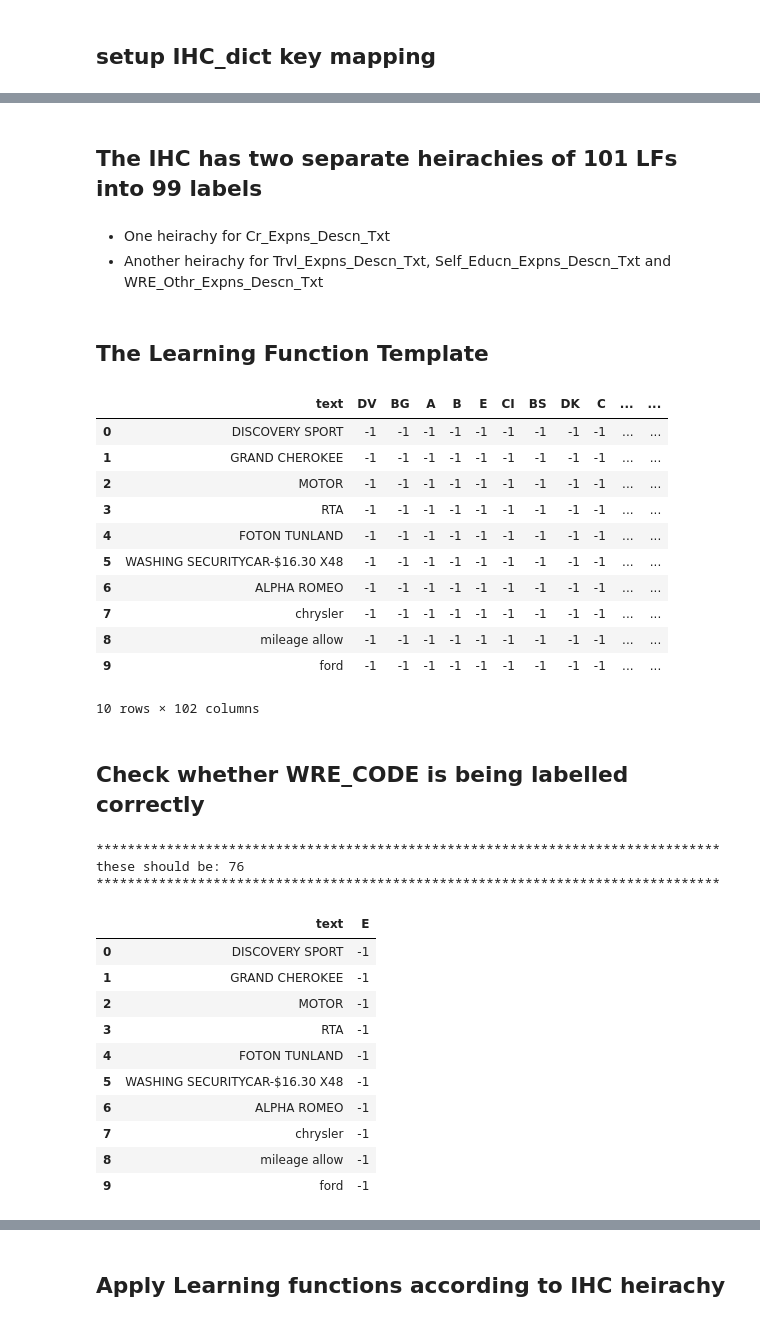
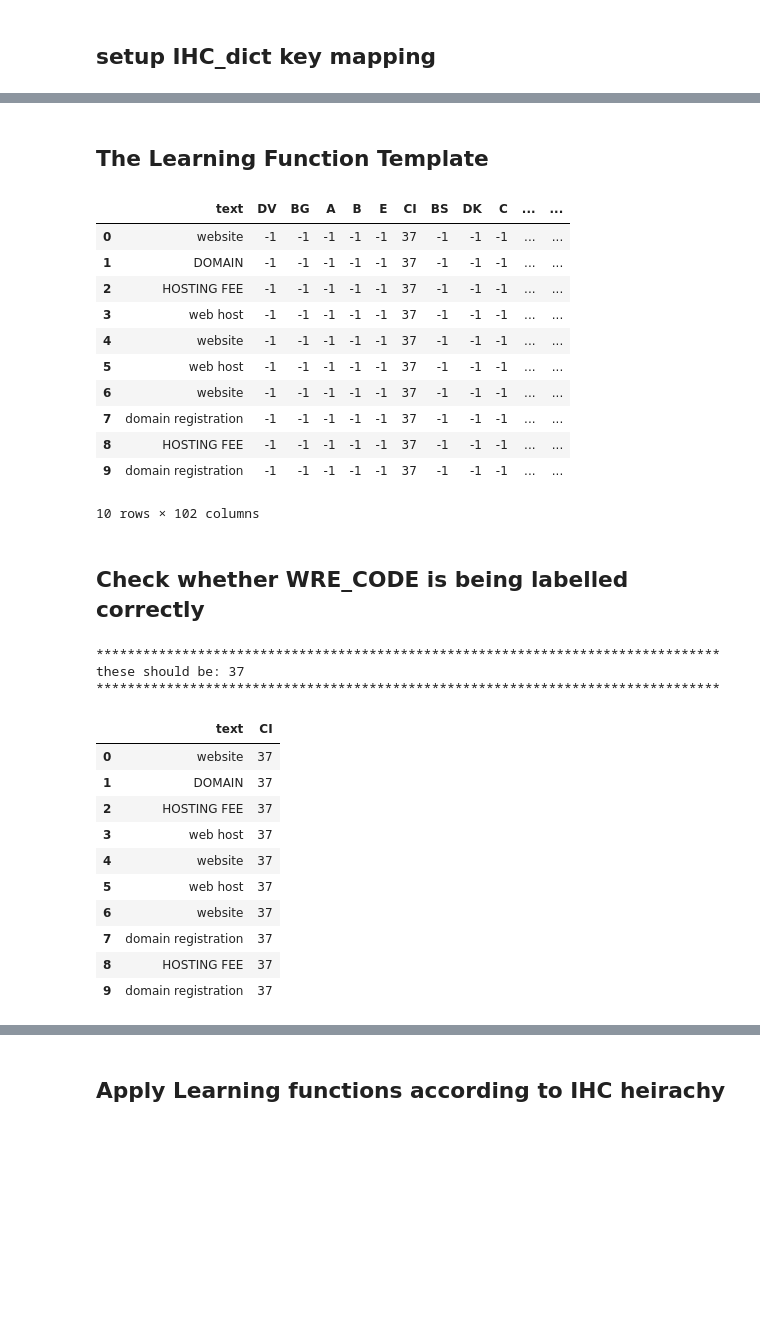
Before and after one commit to tmnestor/weak_supervision, a Jupyter notebook: wre_snorkling.ipynb, the cells around one changed output, grey strips where cells are left out. Saved outputs shown, nothing was run; the diff lists cells and outputs as text; code cells hidden in the pictures; blank space fills up the shorter version.

```diff
--- a/wre_snorkling.ipynb
+++ b/wre_snorkling.ipynb
@@ -209,8 +217,3 @@ Y:96
 Y1:96
 Z:97
 ZZZ:98
-# %% [markdown]
-## The IHC has two separate heirachies of 101 LFs into 99 labels
-# %% [markdown]
-- One heirachy for Cr_Expns_Descn_Txt
-- Another heirachy for Trvl_Expns_Descn_Txt, Self_Educn_Expns_Descn_Txt and WRE_Othr_Expns_Descn_Txt
@@ -281,42 +261,42 @@ def keyword_lookup(x, inword_search_ptrn, outword_search_ptrn, label):
     return code_dict['ABSTAIN']
 # %%
 # wre_codes = [A, AM, B, ..., X, Y, Z, ZZZ]
-wre_codes = sorted(IHC_dict.keys())
-# labels = codes1
+wre_codes = IHC_dict.keys()
+# labels = wre_codes
 
 # Define the labelling functions
 labelling_functions = {}
 # for wre_code in labels:
 for wre_code in wre_codes:
     # print(f"{wre_code=}")
     labelling_functions[wre_code] = make_keyword_lf(wre_code)
 
 # lfs = [labelling_functions['A']] #DELETE
 
 # assemble all 101 labelling functions into a list
 lfs = labelling_functions.values()
 
 applier = PandasLFApplier(lfs=lfs)
 
 L_train = applier.apply(df = snorkel_df)
 
-snork_preds = pd.DataFrame(L_train, columns=labels)
+snork_preds = pd.DataFrame(L_train, columns=wre_codes)
 
 snork_preds = pd.concat([snorkel_df, snork_preds], axis=1)
 
 snork_preds.head(10)
 # %% [output]
 |  | text | DV | BG | A | B | E | CI | BS | DK | C | ... | ... |
-| 0 | DISCOVERY SPORT | -1 | -1 | -1 | -1 | -1 | -1 | -1 | -1 | -1 | ... | ... |
-| 1 | GRAND CHEROKEE | -1 | -1 | -1 | -1 | -1 | -1 | -1 | -1 | -1 | ... | ... |
-| 2 | MOTOR | -1 | -1 | -1 | -1 | -1 | -1 | -1 | -1 | -1 | ... | ... |
-| 3 | RTA | -1 | -1 | -1 | -1 | -1 | -1 | -1 | -1 | -1 | ... | ... |
-| 4 | FOTON TUNLAND | -1 | -1 | -1 | -1 | -1 | -1 | -1 | -1 | -1 | ... | ... |
-| 5 | WASHING SECURITYCAR-$16.30 X48 | -1 | -1 | -1 | -1 | -1 | -1 | -1 | -1 | -1 | ... | ... |
-| 6 | ALPHA ROMEO | -1 | -1 | -1 | -1 | -1 | -1 | -1 | -1 | -1 | ... | ... |
-| 7 | chrysler | -1 | -1 | -1 | -1 | -1 | -1 | -1 | -1 | -1 | ... | ... |
-| 8 | mileage allow | -1 | -1 | -1 | -1 | -1 | -1 | -1 | -1 | -1 | ... | ... |
-| 9 | ford | -1 | -1 | -1 | -1 | -1 | -1 | -1 | -1 | -1 | ... | ... |
+| 0 | website | -1 | -1 | -1 | -1 | -1 | 37 | -1 | -1 | -1 | ... | ... |
+| 1 | DOMAIN | -1 | -1 | -1 | -1 | -1 | 37 | -1 | -1 | -1 | ... | ... |
+| 2 | HOSTING FEE | -1 | -1 | -1 | -1 | -1 | 37 | -1 | -1 | -1 | ... | ... |
+| 3 | web host | -1 | -1 | -1 | -1 | -1 | 37 | -1 | -1 | -1 | ... | ... |
+| 4 | website | -1 | -1 | -1 | -1 | -1 | 37 | -1 | -1 | -1 | ... | ... |
+| 5 | web host | -1 | -1 | -1 | -1 | -1 | 37 | -1 | -1 | -1 | ... | ... |
+| 6 | website | -1 | -1 | -1 | -1 | -1 | 37 | -1 | -1 | -1 | ... | ... |
+| 7 | domain registration | -1 | -1 | -1 | -1 | -1 | 37 | -1 | -1 | -1 | ... | ... |
+| 8 | HOSTING FEE | -1 | -1 | -1 | -1 | -1 | 37 | -1 | -1 | -1 | ... | ... |
+| 9 | domain registration | -1 | -1 | -1 | -1 | -1 | 37 | -1 | -1 | -1 | ... | ... |
 10 rows × 102 columns
 # %% [markdown]
 ## Check whether WRE_CODE is being labelled correctly
@@ -327,19 +307,19 @@ print("*"*80)
 snork_preds[['text', WRE_CODE]].head(10)
 # %% [output]
 ********************************************************************************
-these should be: 76
+these should be: 37
 ********************************************************************************
-|  | text | E |
-| 0 | DISCOVERY SPORT | -1 |
-| 1 | GRAND CHEROKEE | -1 |
-| 2 | MOTOR | -1 |
-| 3 | RTA | -1 |
-| 4 | FOTON TUNLAND | -1 |
-| 5 | WASHING SECURITYCAR-$16.30 X48 | -1 |
-| 6 | ALPHA ROMEO | -1 |
-| 7 | chrysler | -1 |
-| 8 | mileage allow | -1 |
-| 9 | ford | -1 |
+|  | text | CI |
+| 0 | website | 37 |
+| 1 | DOMAIN | 37 |
+| 2 | HOSTING FEE | 37 |
+| 3 | web host | 37 |
+| 4 | website | 37 |
+| 5 | web host | 37 |
+| 6 | website | 37 |
+| 7 | domain registration | 37 |
+| 8 | HOSTING FEE | 37 |
+| 9 | domain registration | 37 |
 # %%
 # these should be label -1 for WRE_CODE
 # because exlusionary terms are presnt in text
```
Also changed, not shown: parts of 12 cells of this notebook, 1 other file.
